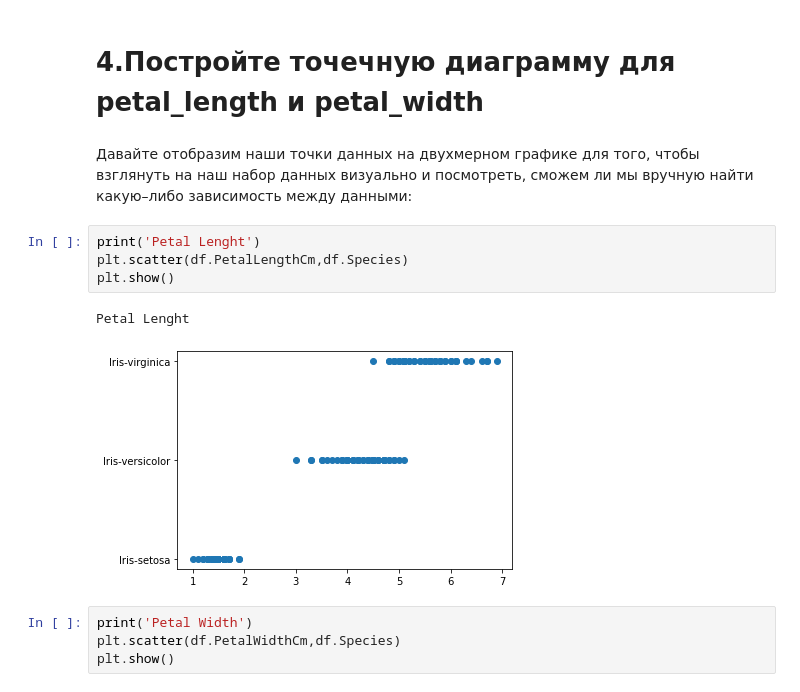
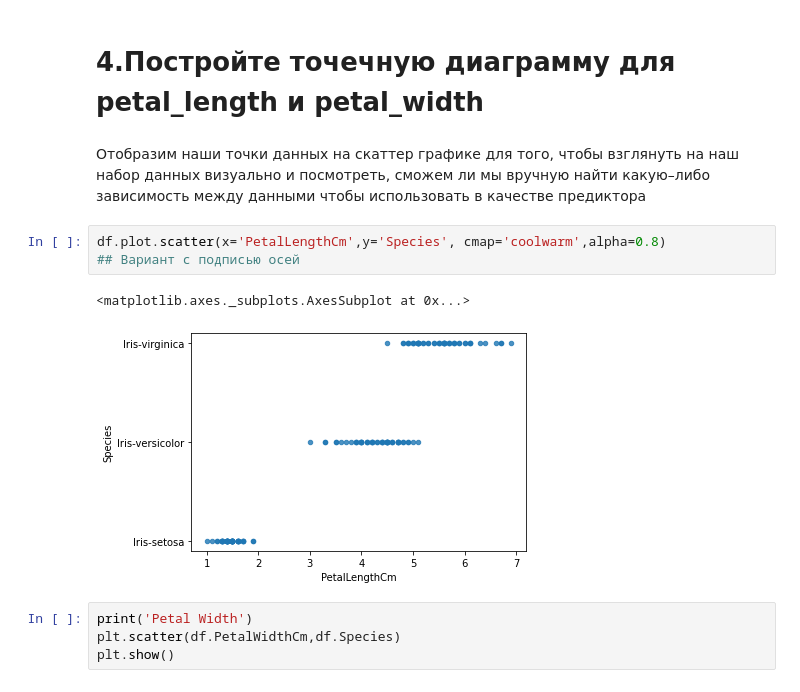
Before and after one commit to ibutin/Innopoilis, a Jupyter notebook: ДЗ_Spark_Бутин.ipynb, the cells around one changed output. Cells and saved outputs as stored; diff of their text form.

```diff
--- a/ДЗ_Spark_Бутин.ipynb
+++ b/ДЗ_Spark_Бутин.ipynb
@@ -61,14 +63,13 @@ df.groupby(by=['Species']).mean()
 # %% [markdown]
 # 4.Постройте точечную диаграмму для petal_length и petal_width
 # %% [markdown]
-Давайте отобразим наши точки данных на двухмерном графике для того, чтобы взглянуть на наш набор данных визуально и посмотреть, сможем ли мы вручную найти какую–либо зависимость между данными:
+Отобразим наши точки данных на скаттер графике для того, чтобы взглянуть на наш набор данных визуально и посмотреть, сможем ли мы вручную найти какую–либо зависимость между данными чтобы использовать в качестве предиктора
-# %%
-print('Petal Lenght')
-plt.scatter(df.PetalLengthCm,df.Species)
-plt.show()
-# %% [output]
-Petal Lenght
-[figure, removed]
+# %%
+df.plot.scatter(x='PetalLengthCm',y='Species', cmap='coolwarm',alpha=0.8)
+## Вариант с подписью осей
+# %% [output]
+<matplotlib.axes._subplots.AxesSubplot at 0x...>
+[figure, added]
 # %%
 print('Petal Width')
 plt.scatter(df.PetalWidthCm,df.Species)
```
Also changed, not shown: parts of 11 cells of this notebook.
